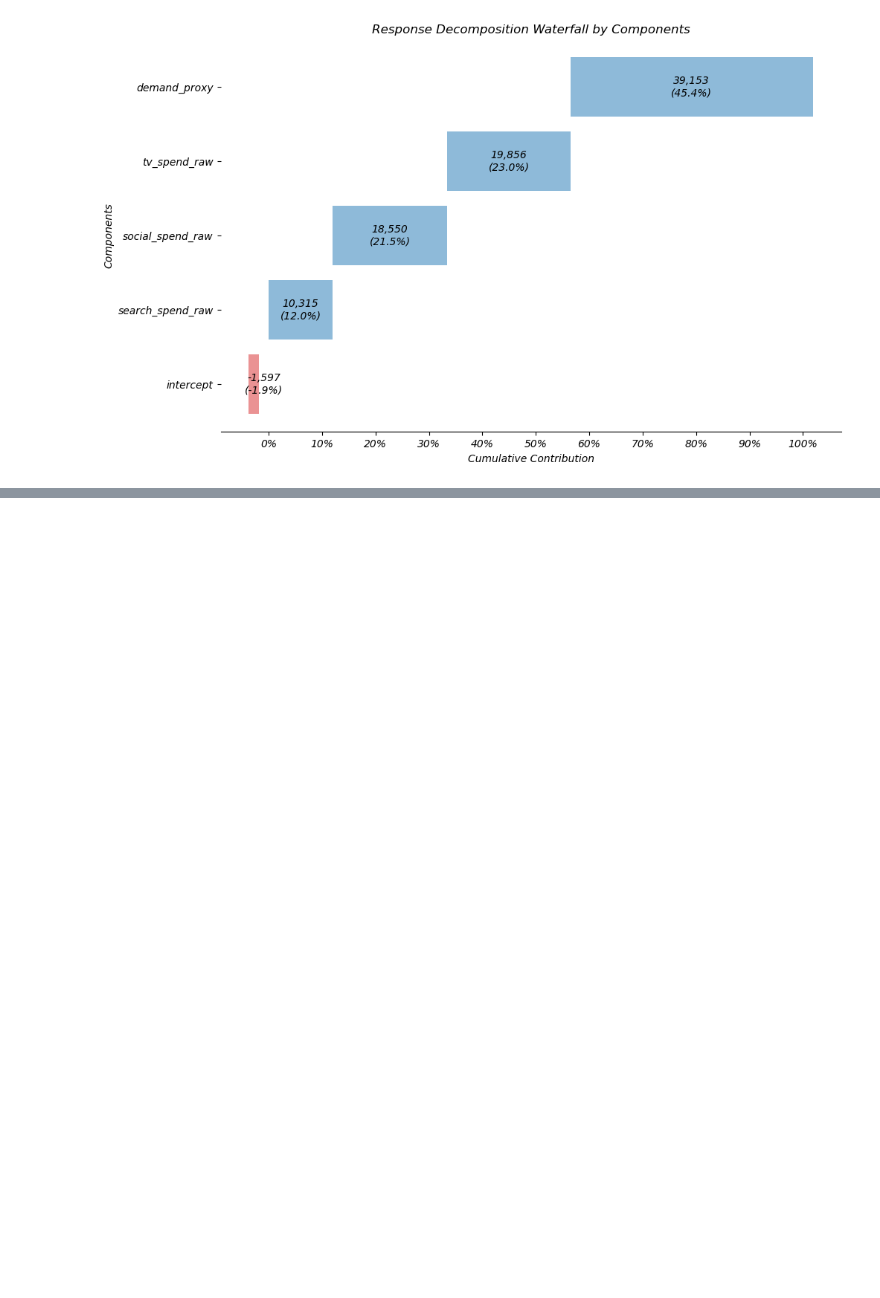
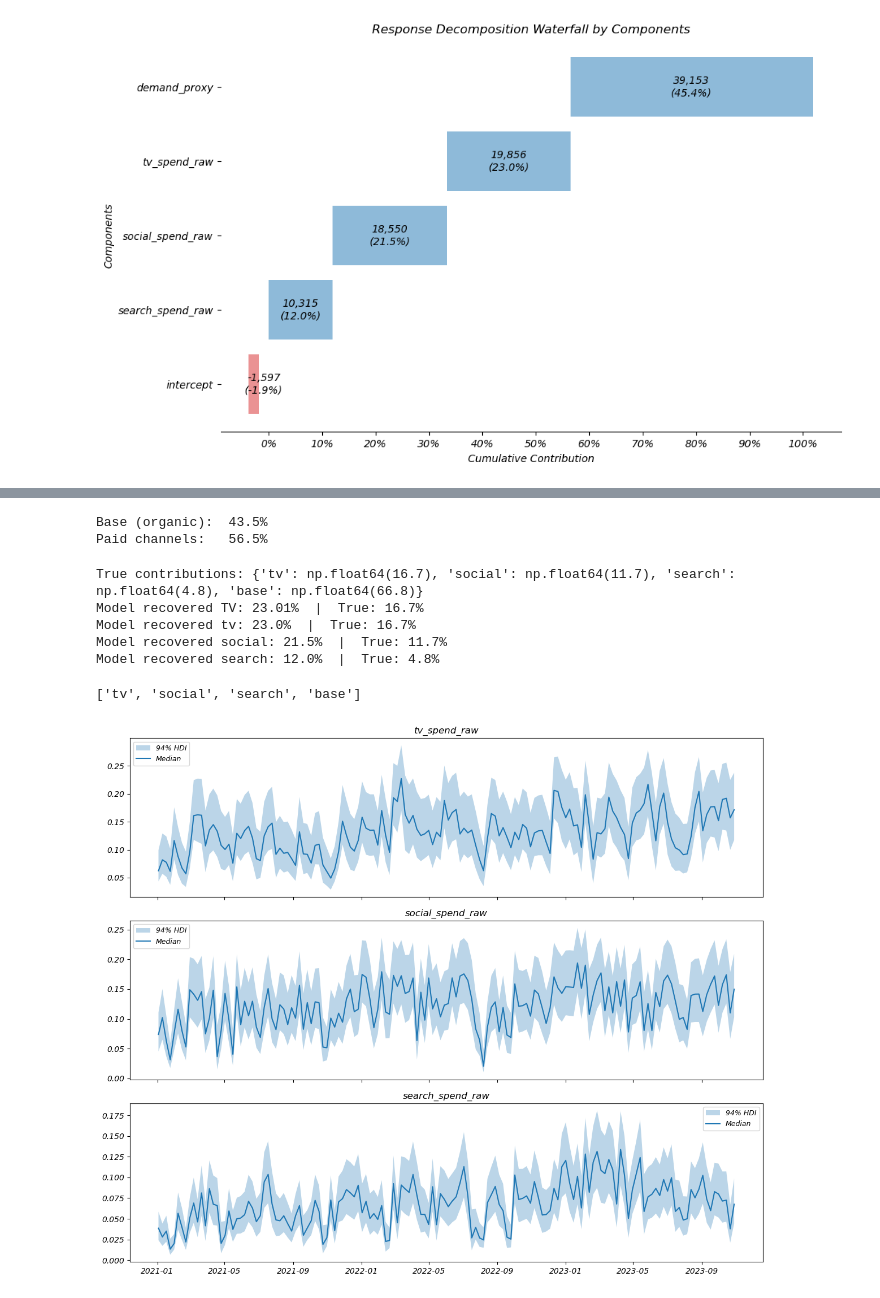
Before and after one commit to juanes-grimaldos/marketing-mix-modelling, a Jupyter notebook: notebooks/mmm.ipynb, the cells around one changed output, grey strips where cells are left out. Drawn from its saved outputs; the diff is of its cells as text; code cells hidden in the pictures; blank space fills up the shorter version.

```diff
--- a/notebooks/mmm.ipynb
+++ b/notebooks/mmm.ipynb
@@ -645,0 +752,47 @@ mmm_default.plot_waterfall_components_decomposition(figsize=(10,6));
+# %%
+# Group into Base vs Paid media
+
+base_cols    = ["intercept", "demand_proxy"]
+channel_cols = ["tv_spend_raw", "social_spend_raw", "search_spend_raw"]
+
+base_share    = contrib[base_cols].sum().sum()    / total_sales * 100
+channel_share = contrib[channel_cols].sum().sum() / total_sales * 100
+
+print(f"Base (organic):  {base_share:.1f}%")
+print(f"Paid channels:   {channel_share:.1f}%")
+# %% [output]
+Base (organic):  43.5%
+Paid channels:   56.5%
+# %%
+# Validate against the data generator ground truth
+
+true_contributions = {
+    "tv":     round(df["tv_sales"].sum()     / df["sales"].sum() * 100, 1),
+    "social": round(df["social_sales"].sum() / df["sales"].sum() * 100, 1),
+    "search": round(df["search_sales"].sum() / df["sales"].sum() * 100, 1),
+    "base":   round(df["demand"].sum()       / df["sales"].sum() * 100, 1),
+}
+print("True contributions:", true_contributions)
+
+fitted_tv = shares_df.set_index("component").loc["tv_spend_raw", "contribution_%"]
+print(f"Model recovered TV: {fitted_tv}%  |  True: {true_contributions['tv']}%")
+
+key_map = {
+    "tv_spend_raw":     "tv",
+    "social_spend_raw": "social",
+    "search_spend_raw": "search",
+}
+
+for col, true_key in key_map.items():
+    fitted = shares_df.set_index("component").loc[col, "contribution_%"]
+    print(f"Model recovered {true_key}: {fitted:.1f}%  |  True: {true_contributions[true_key]}%")
+# %% [output]
+True contributions: {'tv': np.float64(16.7), 'social': np.float64(11.7), 'search': np.float64(4.8), 'base': np.float64(66.8)}
+Model recovered TV: 23.01%  |  True: 16.7%
+Model recovered tv: 23.0%  |  True: 16.7%
+Model recovered social: 21.5%  |  True: 11.7%
+Model recovered search: 12.0%  |  True: 4.8%
+# %%
+list(true_contributions.keys())
+# %% [output]
+['tv', 'social', 'search', 'base']
@@ -645,0 +842,31 @@ mmm_default.plot_waterfall_components_decomposition(figsize=(10,6));
+# %%
+import matplotlib.pyplot as plt
+import numpy as np
+
+channels = mmm_default.channel_columns
+dates    = X[train_idx]["date"].values
+
+contrib = mmm_default.compute_mean_contributions_over_time(original_scale=True)
+
+fig, axes = plt.subplots(len(channels), 1, figsize=(12, 10), sharex=True)
+
+for ax, ch in zip(axes, channels):
+    # posterior draws for this channel from idata
+    draws = (
+        mmm_default.idata.posterior["channel_contribution"]
+        .sel(channel=ch)
+        .values
+        .reshape(-1, len(dates))          # (chains*draws, weeks)
+    )
+    lo  = np.quantile(draws, 0.03, axis=0)
+    mid = np.quantile(draws, 0.50, axis=0)
+    hi  = np.quantile(draws, 0.97, axis=0)
+
+    ax.fill_between(dates, lo, hi, alpha=0.3, label="94% HDI")
+    ax.plot(dates, mid, label="Median", linewidth=1.5)
+    ax.set_title(ch); ax.legend(fontsize=9)
+
+plt.tight_layout()
+plt.show()
+# %% [output]
+[figure, added]
```
Also changed, not shown: parts of 8 cells of this notebook, 1 other file.
